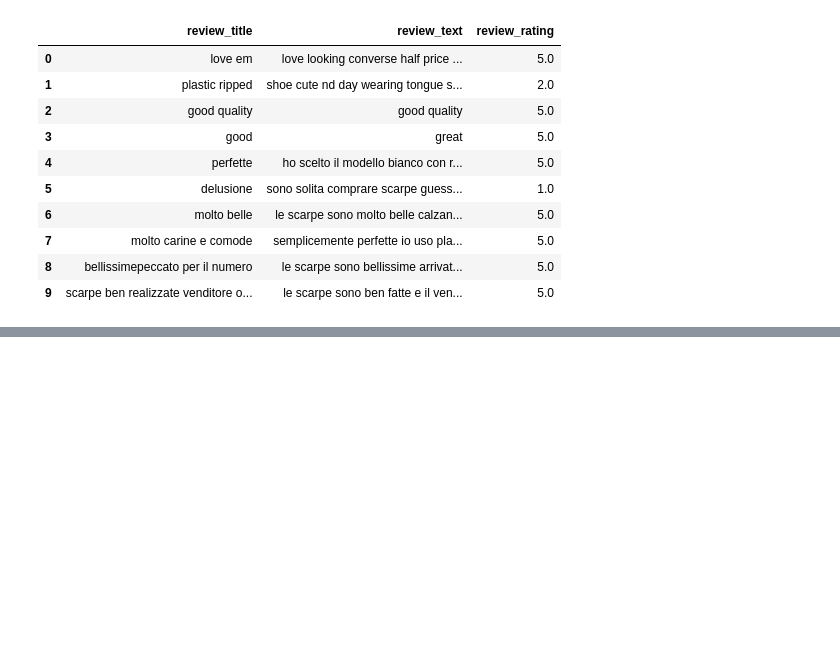
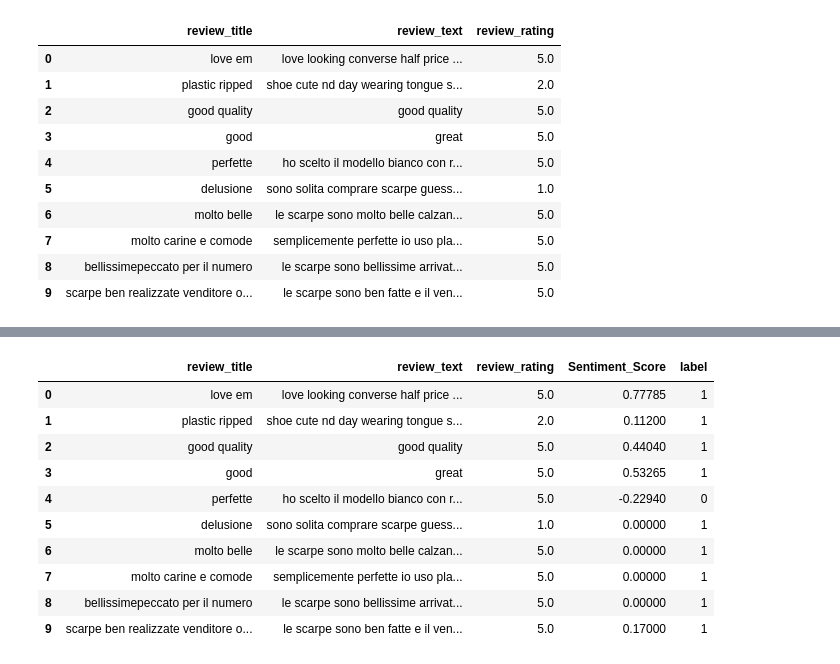
Before and after one commit to Konkuk-Univ-Glocal-Campus/ml202401-final-taehyunkim32, a Jupyter notebook: ml2024_final.ipynb, the cells around one changed output, grey strips where cells are left out. Saved outputs shown, nothing was run; the diff lists cells and outputs as text; code cells hidden in the pictures; blank space fills up the shorter version.

```diff
--- a/ml2024_final.ipynb
+++ b/ml2024_final.ipynb
@@ -223,0 +282,23 @@ df.head(10)
+# %%
+# Sentiment_Score 점수를 기준으로 감성 레이블 생성 (긍정 1, 부정 0)
+def sentiment_label(score):
+    if score >= 0:
+        return 1
+    else:
+        return 0
+
+df["label"] = df["Sentiment_Score"].apply(sentiment_label)
+
+df[["review_title", "review_text", "review_rating", "Sentiment_Score", "label"]].head(10)
+# %% [output]
+|  | review_title | review_text | review_rating | Sentiment_Score | label |
+| 0 | love em | love looking converse half price ... | 5.0 | 0.77785 | 1 |
+| 1 | plastic ripped | shoe cute nd day wearing tongue s... | 2.0 | 0.11200 | 1 |
+| 2 | good quality | good quality | 5.0 | 0.44040 | 1 |
+| 3 | good | great | 5.0 | 0.53265 | 1 |
+| 4 | perfette | ho scelto il modello bianco con r... | 5.0 | -0.22940 | 0 |
+| 5 | delusione | sono solita comprare scarpe guess... | 1.0 | 0.00000 | 1 |
+| 6 | molto belle | le scarpe sono molto belle calzan... | 5.0 | 0.00000 | 1 |
+| 7 | molto carine e comode | semplicemente perfette io uso pla... | 5.0 | 0.00000 | 1 |
+| 8 | bellissimepeccato per il numero | le scarpe sono bellissime arrivat... | 5.0 | 0.00000 | 1 |
+| 9 | scarpe ben realizzate venditore o... | le scarpe sono ben fatte e il ven... | 5.0 | 0.17000 | 1 |
```
Also changed, not shown: parts of 14 cells of this notebook.
